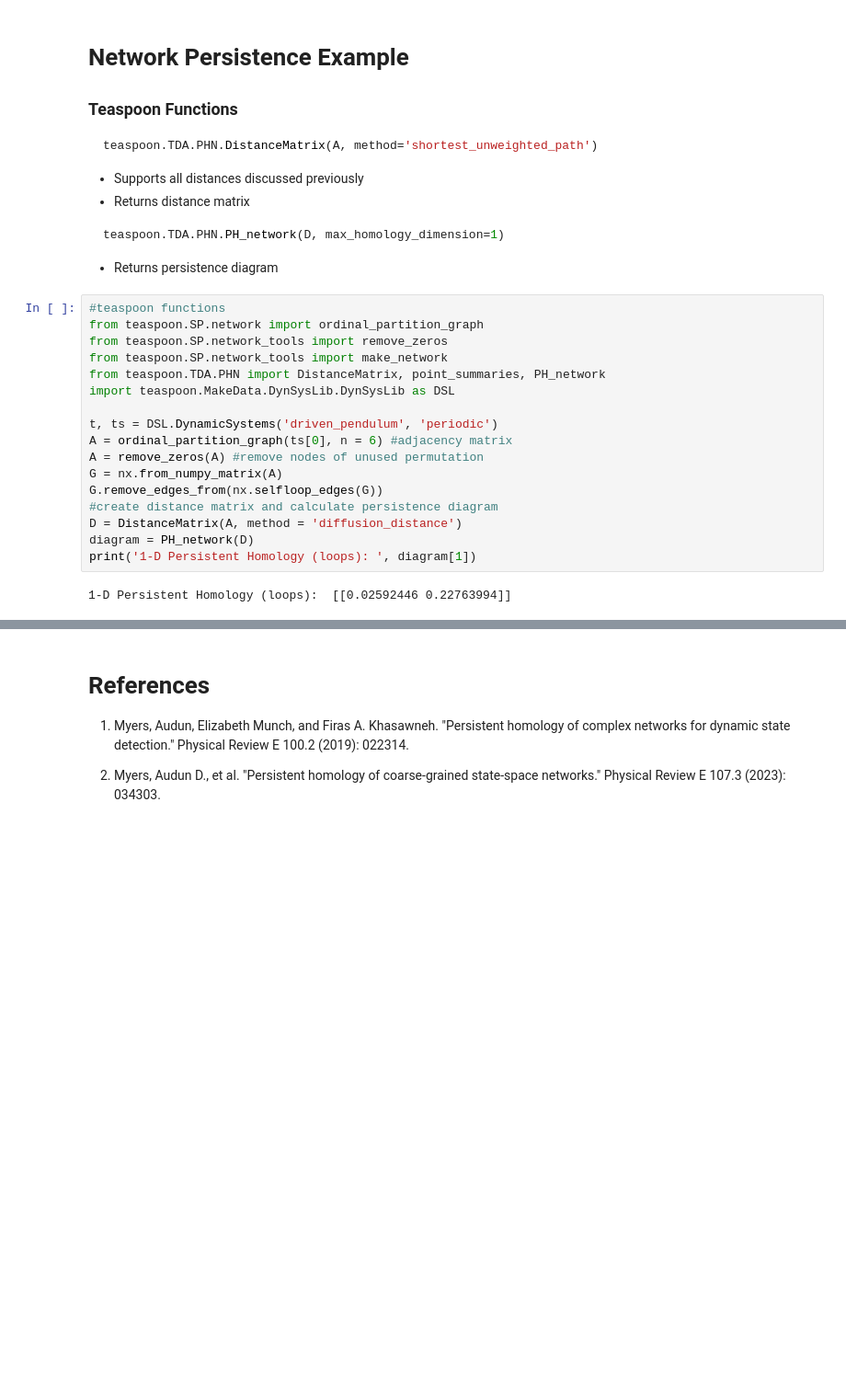
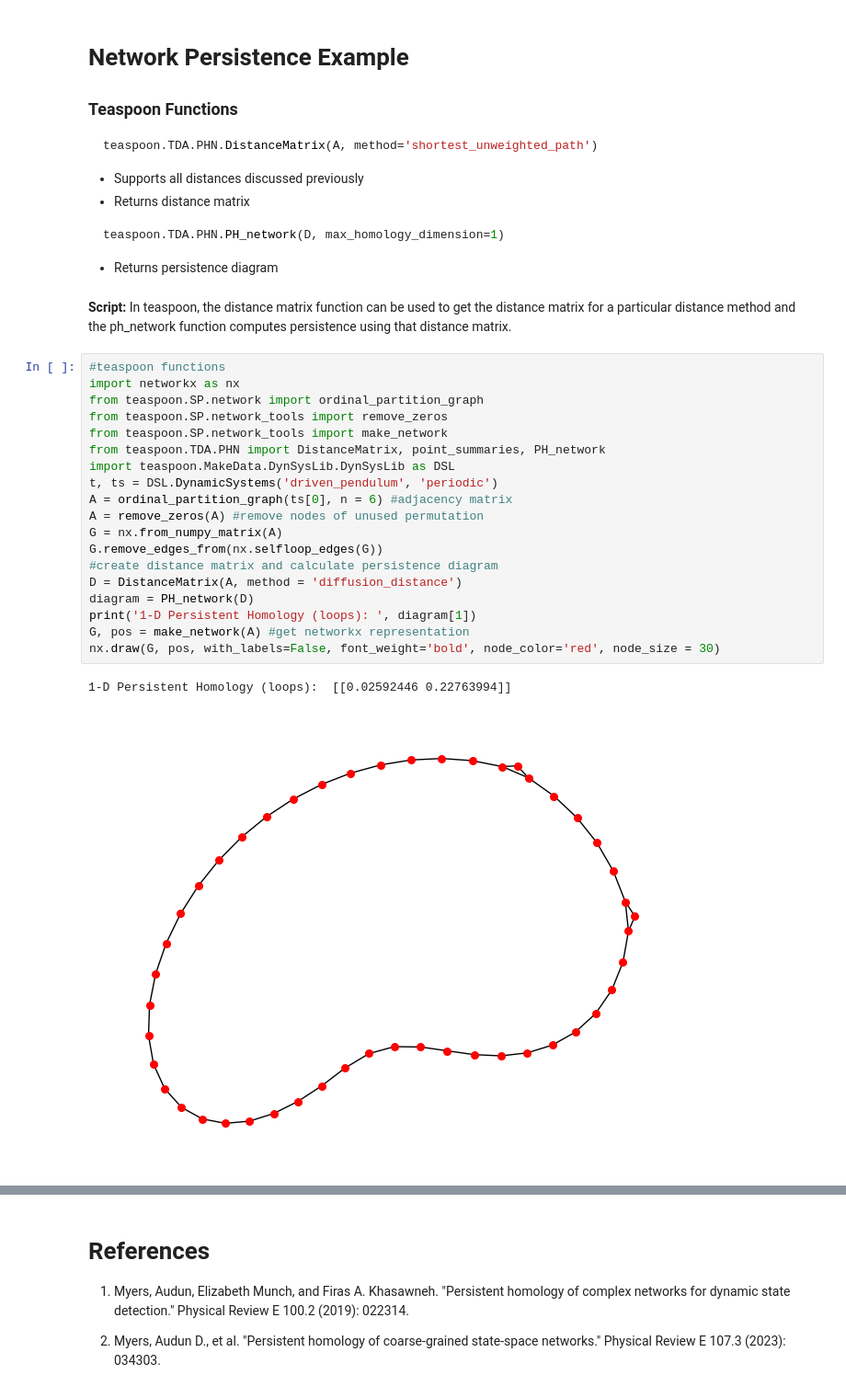
Before and after one commit to TeaspoonTDA/2023-SIAM-DS-TDA-Minitutorial, a Jupyter notebook: 2-2-GraphTimeSeries.ipynb, the cells around one changed output, grey strips where cells are left out. Shown at 92% size. Saved outputs shown, nothing was run; the diff lists cells and outputs as text; blank space fills up the shorter version.

````diff
--- a/2-2-GraphTimeSeries.ipynb
+++ b/2-2-GraphTimeSeries.ipynb
@@ -209,22 +251,27 @@ teaspoon.TDA.PHN.DistanceMatrix(A, method='shortest_unweighted_path')
 teaspoon.TDA.PHN.PH_network(D, max_homology_dimension=1)
 ```
 - Returns persistence diagram
+# %% [markdown]
+**Script:** In teaspoon, the distance matrix function can be used to get the distance matrix for a particular distance method and the ph_network function computes persistence using that distance matrix.
 # %%
 #teaspoon functions
+import networkx as nx
 from teaspoon.SP.network import ordinal_partition_graph
 from teaspoon.SP.network_tools import remove_zeros
 from teaspoon.SP.network_tools import make_network
 from teaspoon.TDA.PHN import DistanceMatrix, point_summaries, PH_network
 import teaspoon.MakeData.DynSysLib.DynSysLib as DSL
-
 t, ts = DSL.DynamicSystems('driven_pendulum', 'periodic')
 A = ordinal_partition_graph(ts[0], n = 6) #adjacency matrix
 A = remove_zeros(A) #remove nodes of unused permutation
 G = nx.from_numpy_matrix(A)
 G.remove_edges_from(nx.selfloop_edges(G))
 #create distance matrix and calculate persistence diagram
 D = DistanceMatrix(A, method = 'diffusion_distance')
 diagram = PH_network(D)
 print('1-D Persistent Homology (loops): ', diagram[1])
+G, pos = make_network(A) #get networkx representation
+nx.draw(G, pos, with_labels=False, font_weight='bold', node_color='red', node_size = 30)
 # %% [output]
 1-D Persistent Homology (loops):  [[0.02592446 0.22763994]]
+[figure, added]
````
Also changed, not shown: parts of 29 cells of this notebook, 1 other file.
